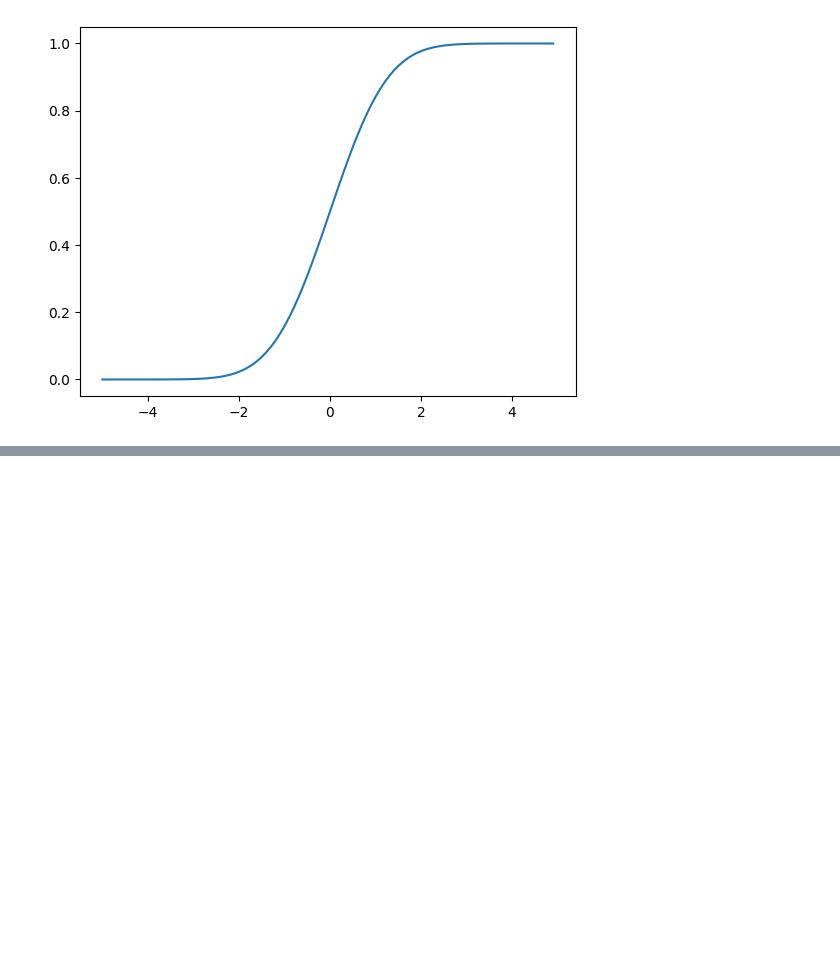
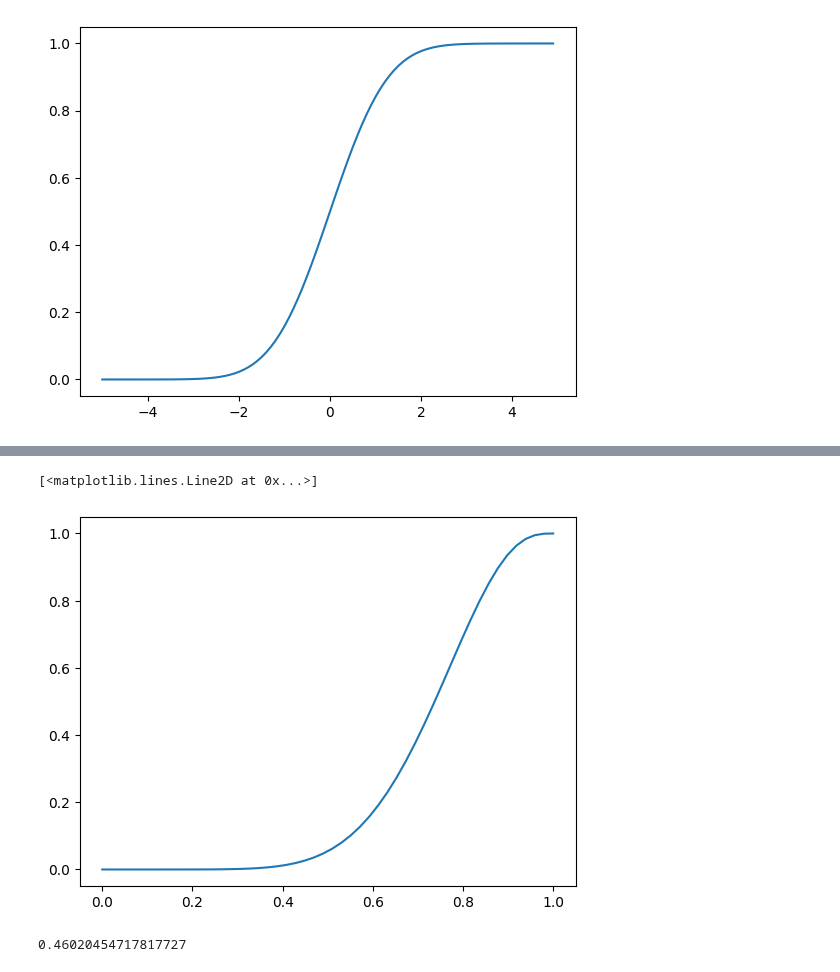
Before and after one commit to Clarke-Henshaw-Miles/extra, a Jupyter notebook: DATA SCIENCE/Chapter3.ipynb, the cells around one changed output, grey strips where cells are left out. Drawn from its saved outputs; the diff is of its cells as text; code cells hidden in the pictures; blank space fills up the shorter version.

```diff
--- a/DATA SCIENCE/Chapter3.ipynb
+++ b/DATA SCIENCE/Chapter3.ipynb
@@ -915,0 +949,10 @@ plt.plot(x, cdf)
+# %%
+plt.plot(x, beta.cdf(x, a, b)) #cumulant
+# %% [output]
+[<matplotlib.lines.Line2D at 0x...>]
+[figure, added]
+# %%
+prob = beta.cdf(mean, a, b)
+print(prob)
+# %% [output]
+0.46020454717817727
```
Also changed, not shown: parts of 3 cells of this notebook.
